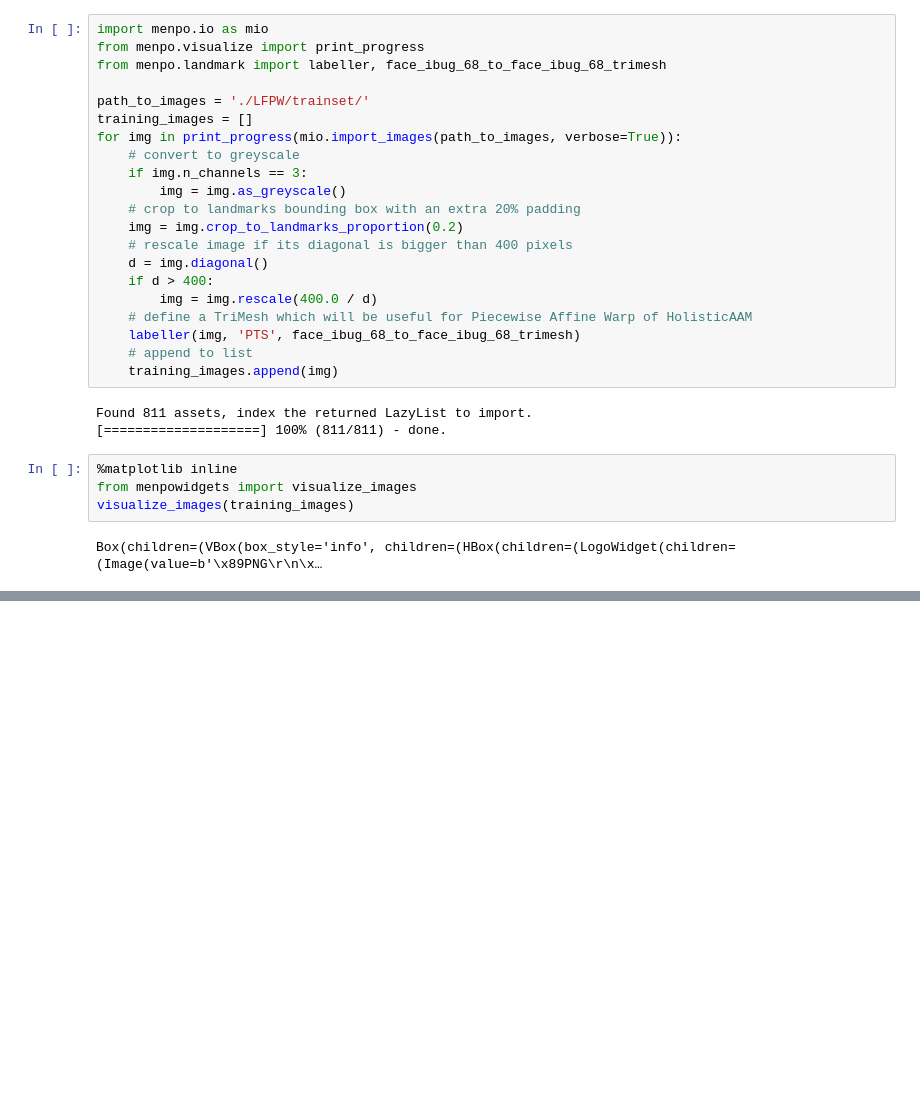
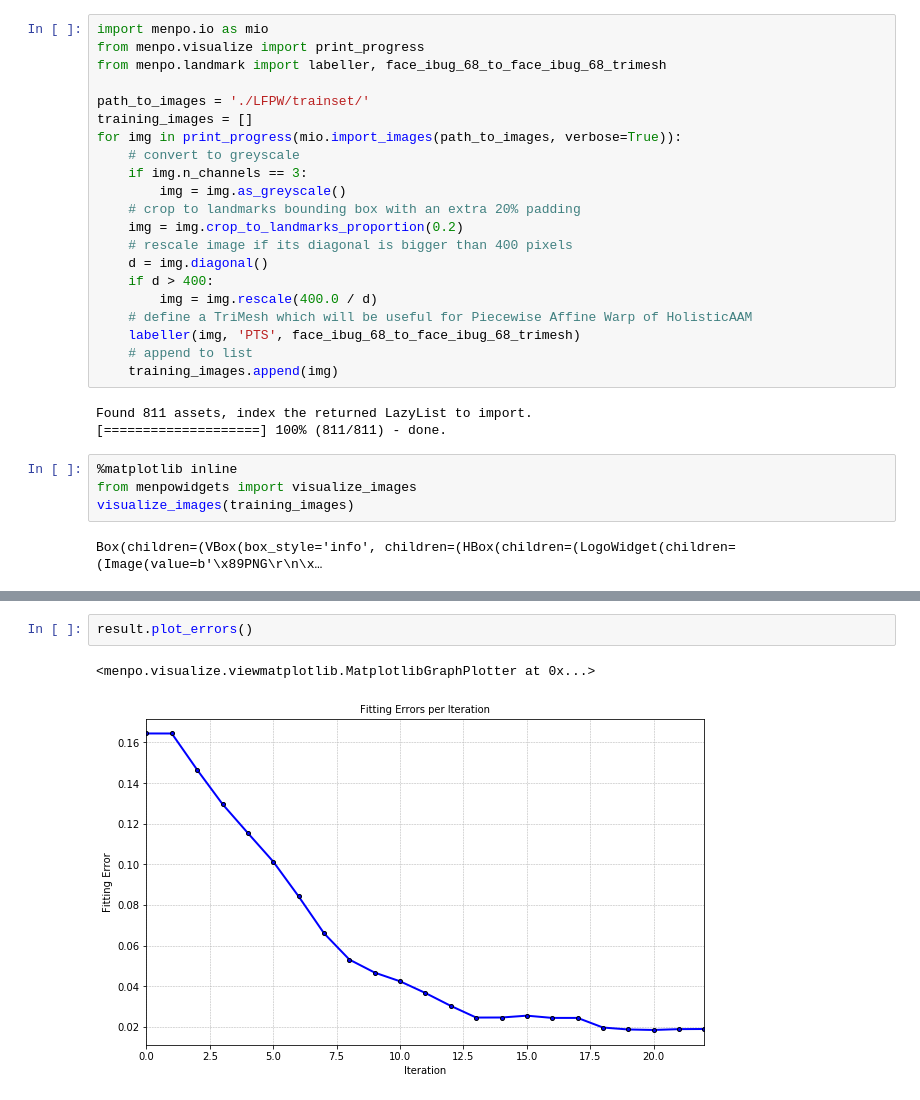
Before and after one commit to IrisStream/Active-Appearance-Model, a Jupyter notebook: main.ipynb, the cells around one changed output, grey strips where cells are left out. Cells and saved outputs as stored; diff of their text form; blank space fills up the shorter version.

```diff
--- a/main.ipynb
+++ b/main.ipynb
@@ -41,0 +131,5 @@ ImportError: cannot import name 'visualize_shape_model'
+# %%
+result.plot_errors()
+# %% [output]
+<menpo.visualize.viewmatplotlib.MatplotlibGraphPlotter at 0x...>
+[figure, added]
```
Also changed, not shown: parts of 9 cells of this notebook.
